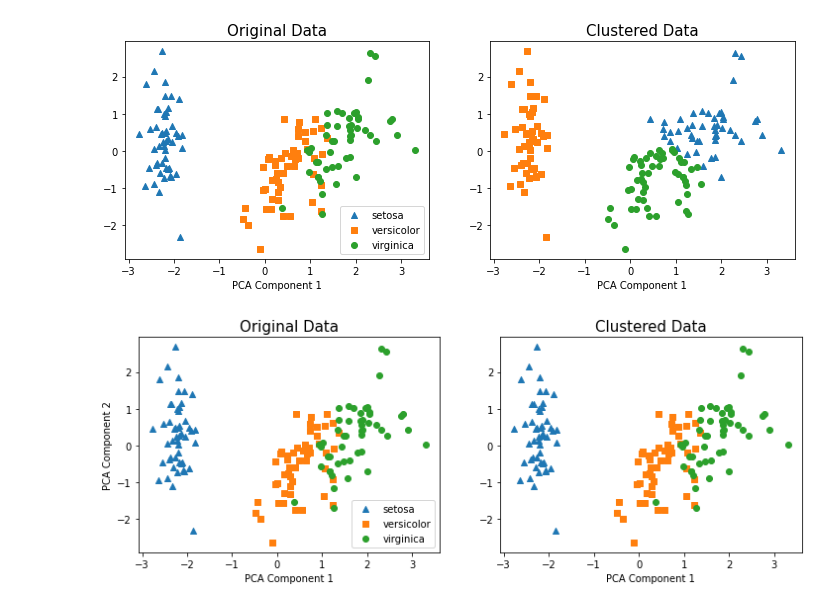
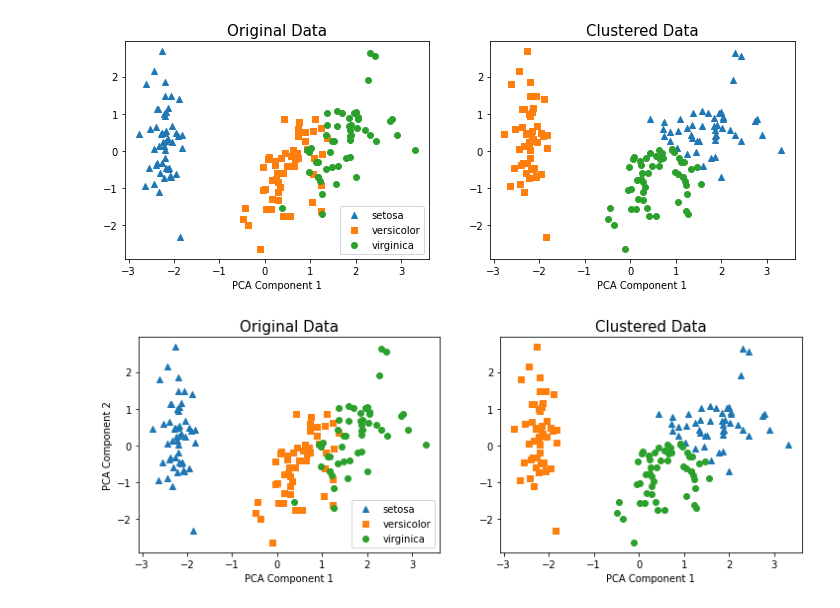
Before and after one commit to Creatorminsu/MachineLearning-2021-12, a Jupyter notebook: 05.PCA_및_군집화/11.군집화-iris.ipynb, the cells around one changed output. Saved outputs shown, nothing was run; the diff lists cells and outputs as text; code cells hidden in the pictures.

```diff
--- a/05.PCA_및_군집화/11.군집화-iris.ipynb
+++ b/05.PCA_및_군집화/11.군집화-iris.ipynb
@@ -117,21 +117,21 @@ plt.show()
 [figure]
 # %%
 plt.figure(figsize=(12,4))
-for k in range(1,3):
-    plt.subplot(1,2,k)
+for k, column in enumerate(['target','cluster']):
+    plt.subplot(1,2,k+1)
     for i, marker in enumerate(markers):
-        x_data = df[df.target == i]['PC1']
-        y_data = df[df.target == i]['PC2']
+        x_data = df[df[column] == i]['PC1']
+        y_data = df[df[column] == i]['PC2']
         plt.scatter(x_data, y_data, marker=marker, label=iris.target_names[i])
 
-    if k == 1:
+    if k == 0:
         plt.legend()
         plt.title('Original Data', fontsize=15)
         plt.ylabel('PCA Component 2')
     else:
         plt.title('Clustered Data', fontsize=15)
 
     plt.xlabel('PCA Component 1')
 plt.show()
 # %% [output]
-[figure, old version]
+[figure, new version]
```
Also changed, not shown: 37 other files.
